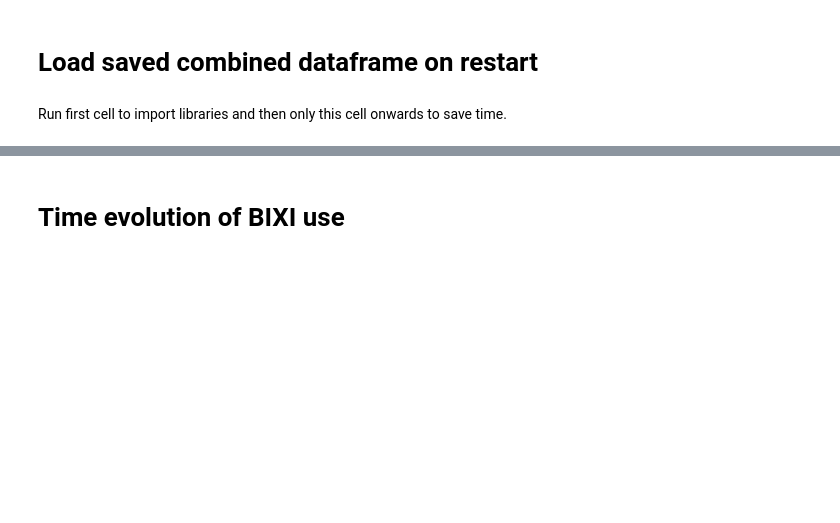
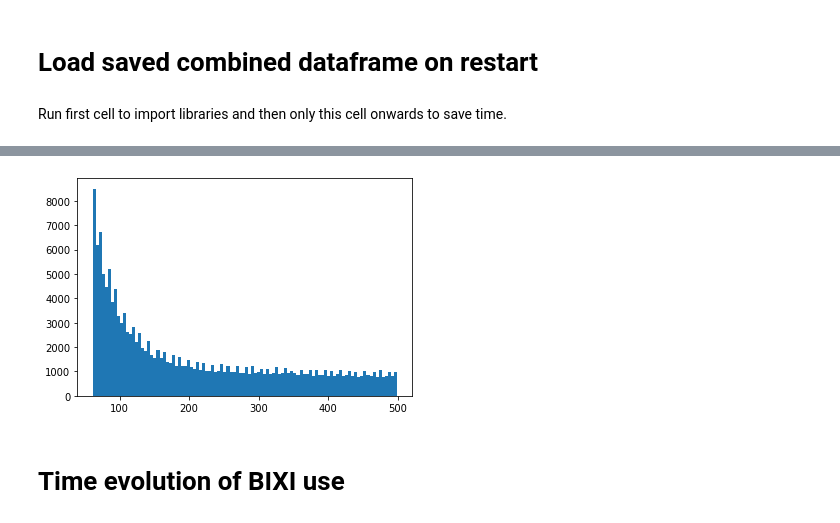
Before and after one commit to daviskia/ada-project-deep-penguin, a Jupyter notebook: BixiAnalysis.ipynb, the cells around one changed output, grey strips where cells are left out. Cells and saved outputs as stored; diff of their text form; code cells hidden in the pictures; blank space fills up the shorter version.

```diff
--- a/BixiAnalysis.ipynb
+++ b/BixiAnalysis.ipynb
@@ -146,3 +168,11 @@ data.to_pickle("../combined_data")
+# %%
+#looks like there is a dispraportionately large number of trips of very low duration
+#closer look at the lower range
+return_trip = return_trip.query('duration_sec<500')
+plt.hist(return_trip['duration_sec'], bins=100)
+plt.show()
+# %% [output]
+[figure, added]
 # %% [markdown]
 # Time evolution of BIXI use
 # %%
```
Also changed, not shown: parts of 14 cells of this notebook, 2 other files.
